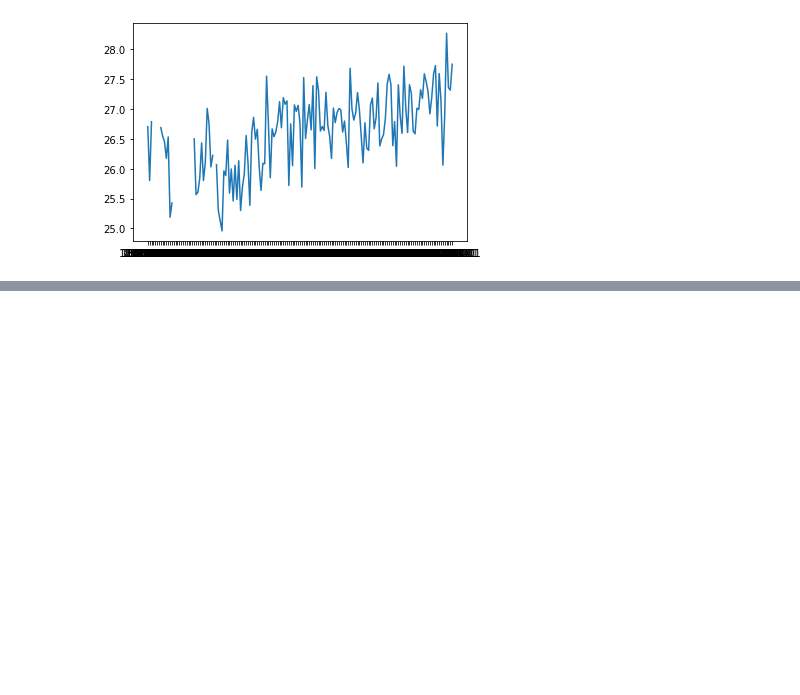
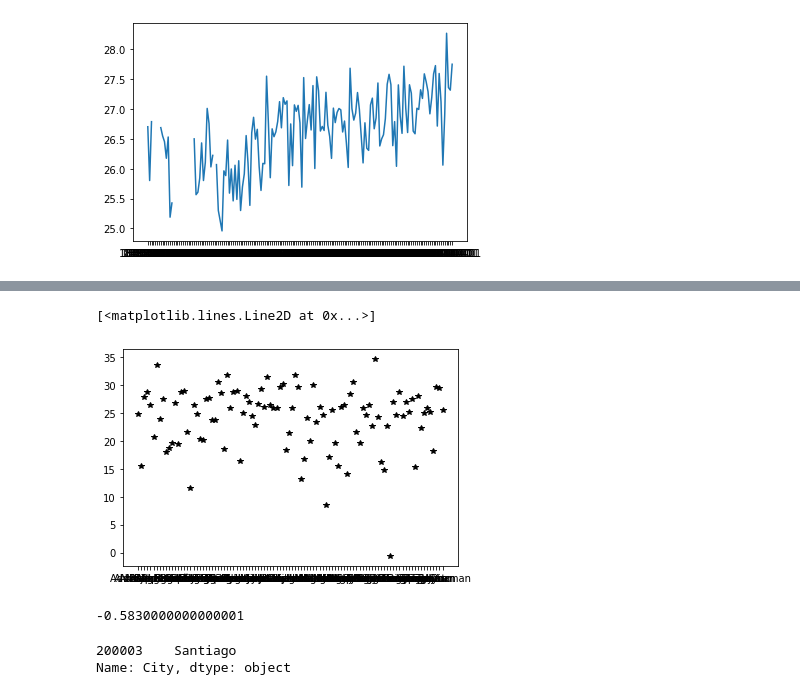
Before and after one commit to bgold-cosmos/mm2022, a Jupyter notebook: summer/exercise 2a.ipynb, the cells around one changed output, grey strips where cells are left out. Saved outputs shown, nothing was run; the diff lists cells and outputs as text; code cells hidden in the pictures; blank space fills up the shorter version.

```diff
--- a/summer/exercise 2a.ipynb
+++ b/summer/exercise 2a.ipynb
@@ -111,0 +167,2 @@ np.mean(y[mo == 1])
+# %%
+byCity = data[(years == 1950) & (months == 7)]
@@ -111,0 +185,14 @@ np.mean(y[mo == 1])
+# %%
+pp.plot(byCity['City'], byCity['AverageTemperature'], 'k*')
+# %% [output]
+[<matplotlib.lines.Line2D at 0x...>]
+[figure, added]
+# %%
+np.min(byCity['AverageTemperature'])
+# %% [output]
+-0.5830000000000001
+# %%
+byCity['City'][byCity['AverageTemperature'] == np.min(byCity['AverageTemperature'])]
+# %% [output]
+200003    Santiago
+Name: City, dtype: object
```
Also changed, not shown: parts of 24 cells of this notebook.
